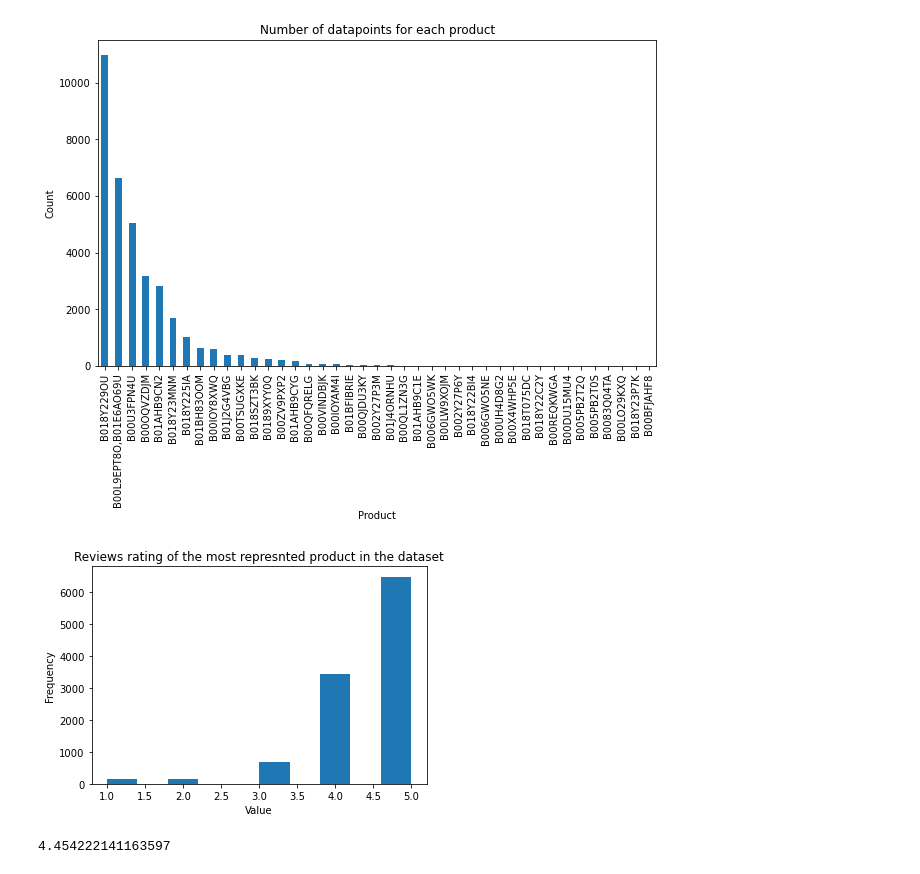
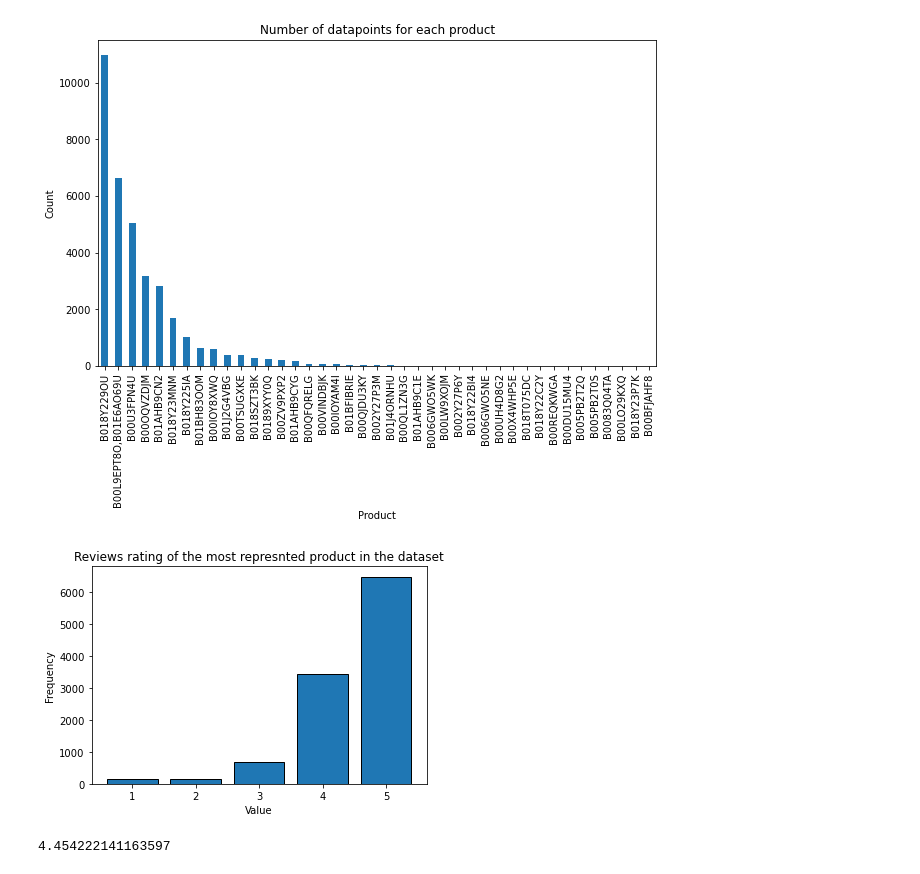
Before and after one commit to MartaTeo/ML-Project-CSE204, a Jupyter notebook: Working file.ipynb, the cells around one changed output. Cells and saved outputs as stored; diff of their text form; code cells hidden in the pictures.

```diff
--- a/Working file.ipynb
+++ b/Working file.ipynb
@@ -178,15 +193,29 @@ plt.show()
 # %% [output]
 [figure]
 # %%
-filtered_df = df[ df['asins'] == 'B018Y229OU' ]
+'''filtered_df = df[ df['asins'] == 'B018Y229OU' ]
 
 plt.hist( filtered_df['reviews.rating'])
 plt.xlabel( 'Value' )
 plt.ylabel( 'Frequency')
 plt.title ( 'Reviews rating of the most represnted product in the dataset' )
+plt.show()'''
+filtered_df = df[ df['asins'] == 'B018Y229OU' ]
+
+num_bins = 5
+bin_width = 1
+
+bin_boundaries = np.arange(min(filtered_df['reviews.rating']) - bin_width/2, max(filtered_df['reviews.rating']) + bin_width/2 + 1, bin_width)
+bin_centers = bin_boundaries[:-1] + bin_width / 2
+
+plt.hist( filtered_df['reviews.rating'], bins=bin_boundaries, edgecolor='black', rwidth = 0.8)
+plt.xlabel( 'Value' )
+plt.ylabel( 'Frequency')
+plt.title ( 'Reviews rating of the most represnted product in the dataset' )
+
 plt.show()
 # %% [output]
-[figure, old version]
+[figure, new version]
 # %%
 overall_grade = filtered_df['reviews.rating'].mean()
 print( overall_grade )
```
Also changed, not shown: parts of 11 cells of this notebook, 1 other file.
